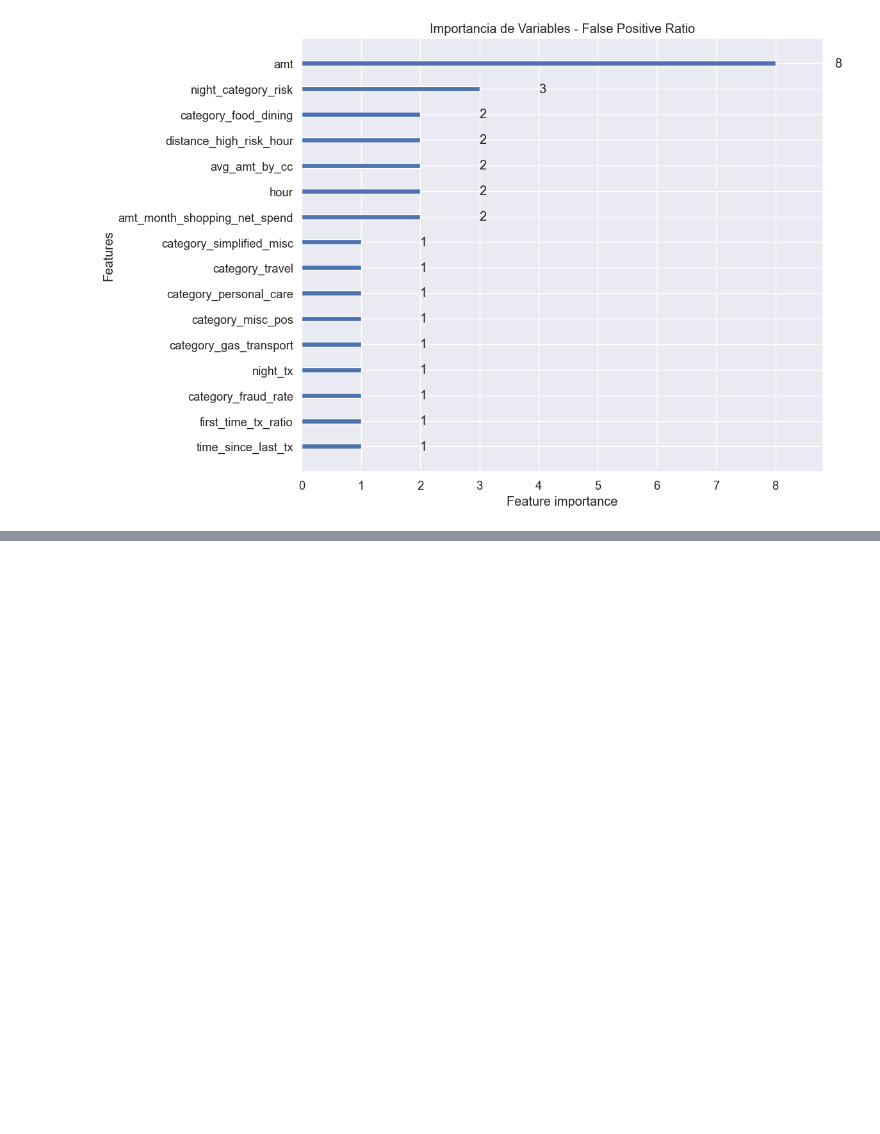
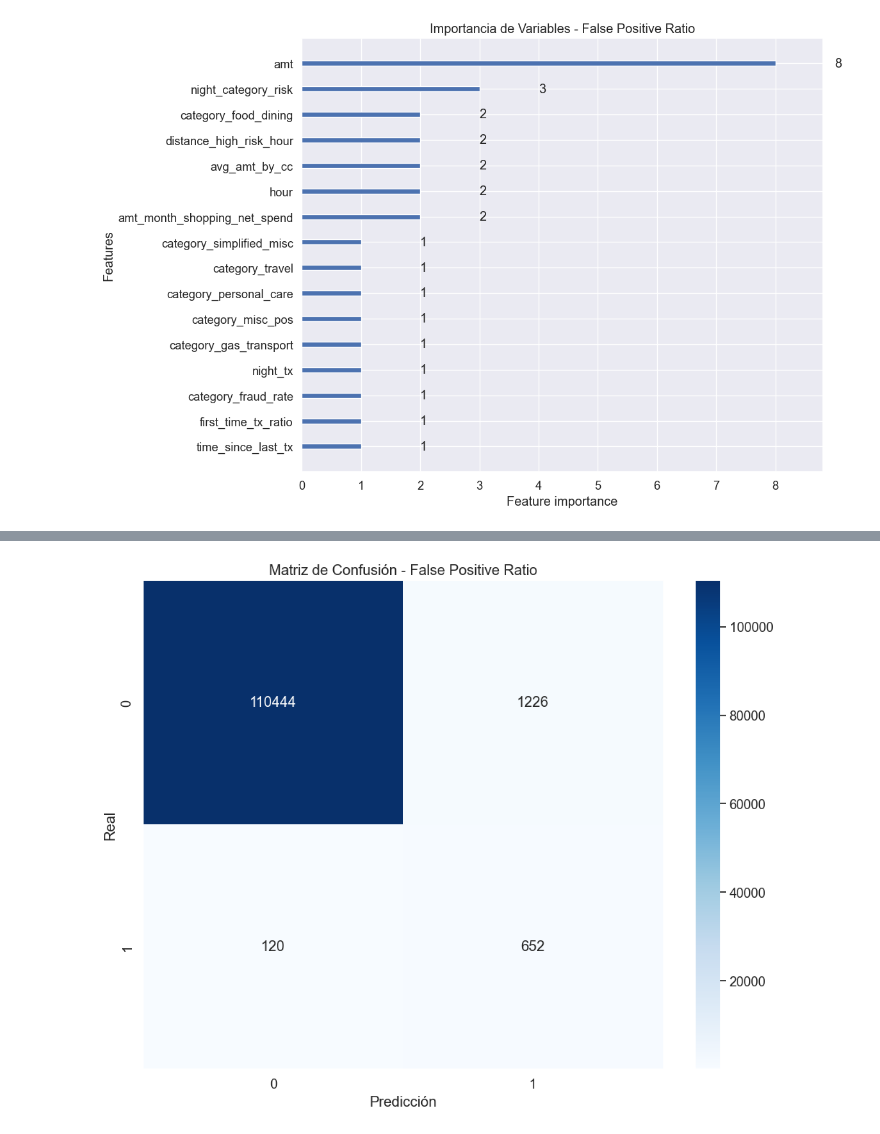
Before and after one commit to FerEsq/SDS-Project, a Jupyter notebook: model.ipynb, the cells around one changed output, grey strips where cells are left out. Drawn from its saved outputs; the diff is of its cells as text; code cells hidden in the pictures; blank space fills up the shorter version.

```diff
--- a/model.ipynb
+++ b/model.ipynb
@@ -597,0 +898,6 @@ plt.show()
+# %%
+#Seleccionar el mejor modelo
+best_model_idx = results_df['test_fp_ratio'].idxmin()
+best_model_name = results_df.loc[best_model_idx, 'name']
+best_model = next(model for name, model in models if name == best_model_name)
+best_threshold = results_df.loc[best_model_idx, 'threshold']
@@ -597,0 +921,15 @@ plt.show()
+# %%
+#Matriz de confusión del mejor modelo
+y_pred_test_best = (best_model.predict(X_test, num_iteration=best_model.best_iteration) >= best_threshold).astype(int)
+test_cm = confusion_matrix(y_test, y_pred_test_best)
+
+plt.figure(figsize=(10, 8))
+sns.heatmap(test_cm, annot=True, fmt='d', cmap='Blues')
+plt.title(f'Matriz de Confusión - {best_model_name}')
+plt.xlabel('Predicción')
+plt.ylabel('Real')
+plt.tight_layout()
+plt.savefig('best_model_confusion_matrix.png')
+plt.show()
+# %% [output]
+[figure, added]
```
Also changed, not shown: parts of 22 cells of this notebook, 9 other files.
